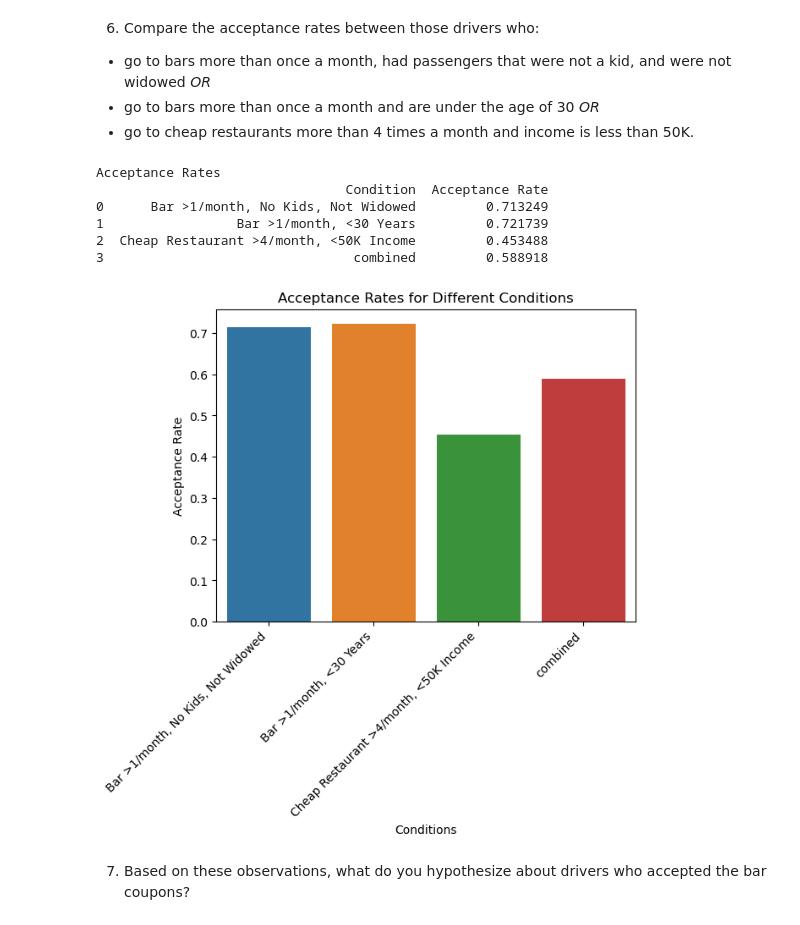
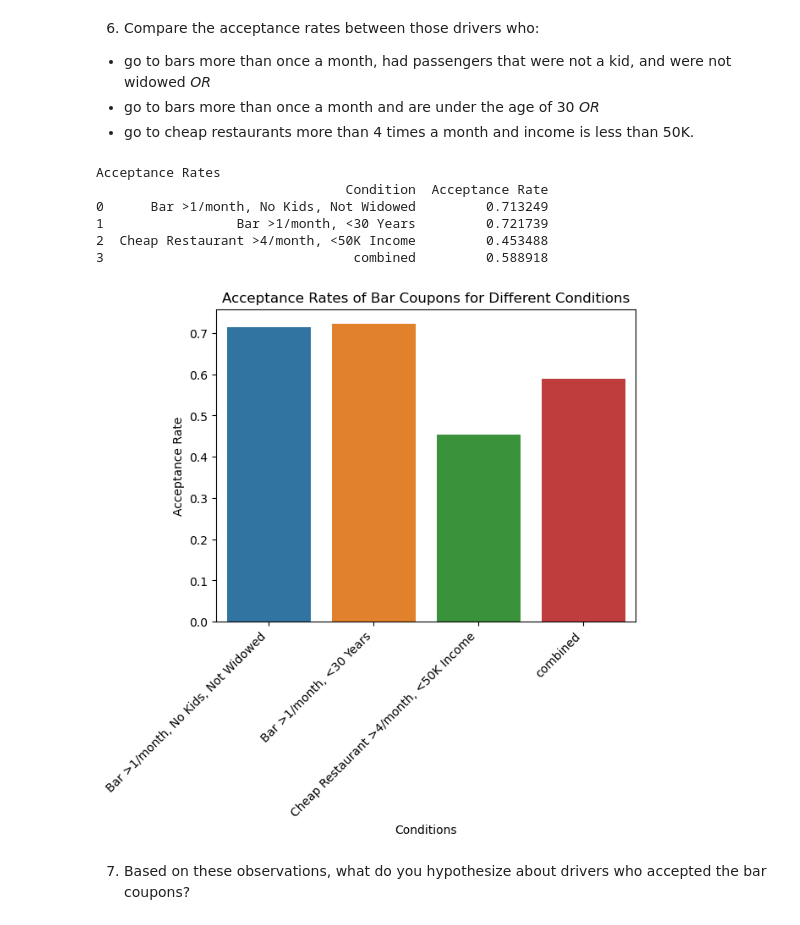
Before and after one commit to monomial/ucbai-pa-5-1, a Jupyter notebook: coupon_analysis.ipynb, the cells around one changed output. Drawn from its saved outputs; the diff is of its cells as text; code cells hidden in the pictures.

```diff
--- a/coupon_analysis.ipynb
+++ b/coupon_analysis.ipynb
@@ -447,35 +446,37 @@ Name: Y, dtype: float64
 condition_1 = (bar_df['Bar'].isin(['1~3', '4~8', 'gt8'])) & (bar_df['passanger'] != 'Kid(s)') & (bar_df['maritalStatus'] != 'Widowed')
 condition_2 = (bar_df['Bar'].isin(['1~3', '4~8', 'gt8'])) & (bar_df['age'] < 30)
 condition_3 = (bar_df['RestaurantLessThan20'].isin(['4~8', 'gt8'])) & (bar_df['income'].isin(['$25000 - $37499', '$12500 - $24999','$37500 - $49999', 'Less than $12500']))
 
 acceptance_rate1 = bar_df[condition_1]['Y'].mean()
 acceptance_rate2 = bar_df[condition_2]['Y'].mean()
 acceptance_rate3 = bar_df[condition_3]['Y'].mean()
 acceptance_rate_combined = bar_df[condition_1 | condition_2 | condition_3]['Y'].mean()
 
 acceptance_data = pd.DataFrame({
     'Condition': ['Bar >1/month, No Kids, Not Widowed', 'Bar >1/month, <30 Years', 'Cheap Restaurant >4/month, <50K Income', 'combined'],
     'Acceptance Rate': [acceptance_rate1, acceptance_rate2, acceptance_rate3, acceptance_rate_combined]
 })
 
 print("Acceptance Rates")
 print(acceptance_data)
 
 bar_plot = sns.barplot(x='Condition', y='Acceptance Rate', data=acceptance_data)
-plt.title('Acceptance Rates for Different Conditions')
+plt.title('Acceptance Rates of Bar Coupons for Different Conditions')
 plt.ylabel('Acceptance Rate')
 plt.xlabel('Conditions')
 plt.xticks(rotation=45, ha='right')
 
+plt.savefig('images/bar_coupon_3_conditions.png')
+
 plt.show()
 # %% [output]
 Acceptance Rates
                                 Condition  Acceptance Rate
 0      Bar >1/month, No Kids, Not Widowed         0.713249
 1                 Bar >1/month, <30 Years         0.721739
 2  Cheap Restaurant >4/month, <50K Income         0.453488
 3                                combined         0.588918
-[figure, old version]
+[figure, new version]
 # %% [markdown]
 7.  Based on these observations, what do you hypothesize about drivers who accepted the bar coupons?
 # %% [markdown]
```
Also changed, not shown: parts of 3 cells of this notebook, 2 other files.
